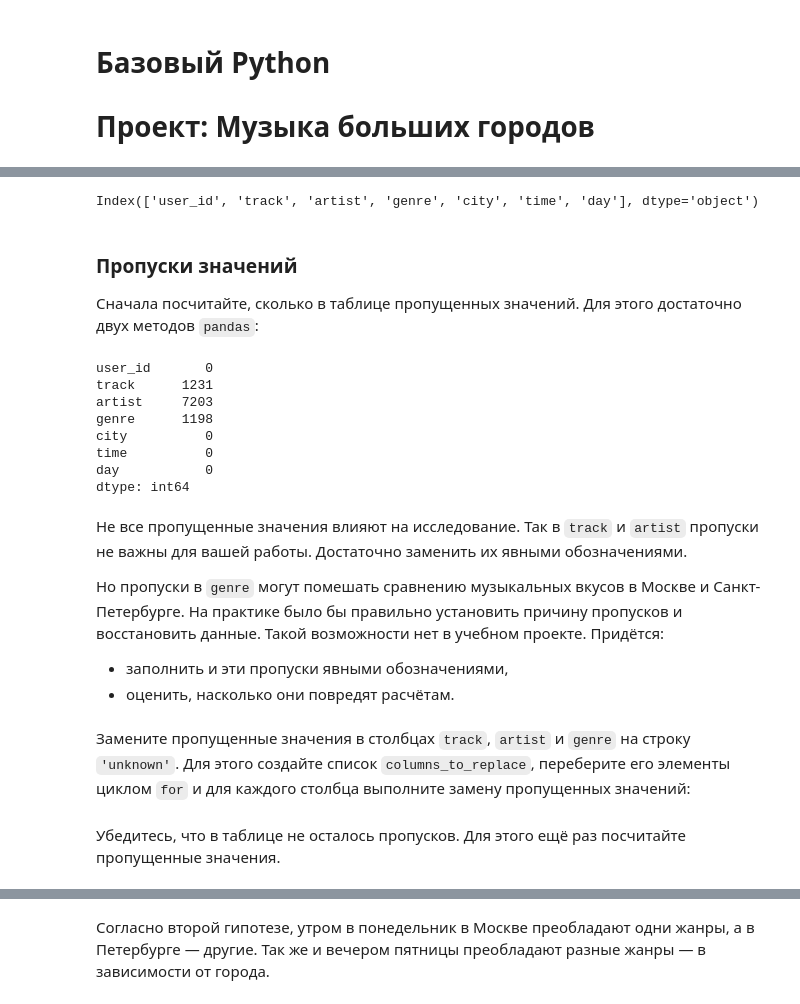
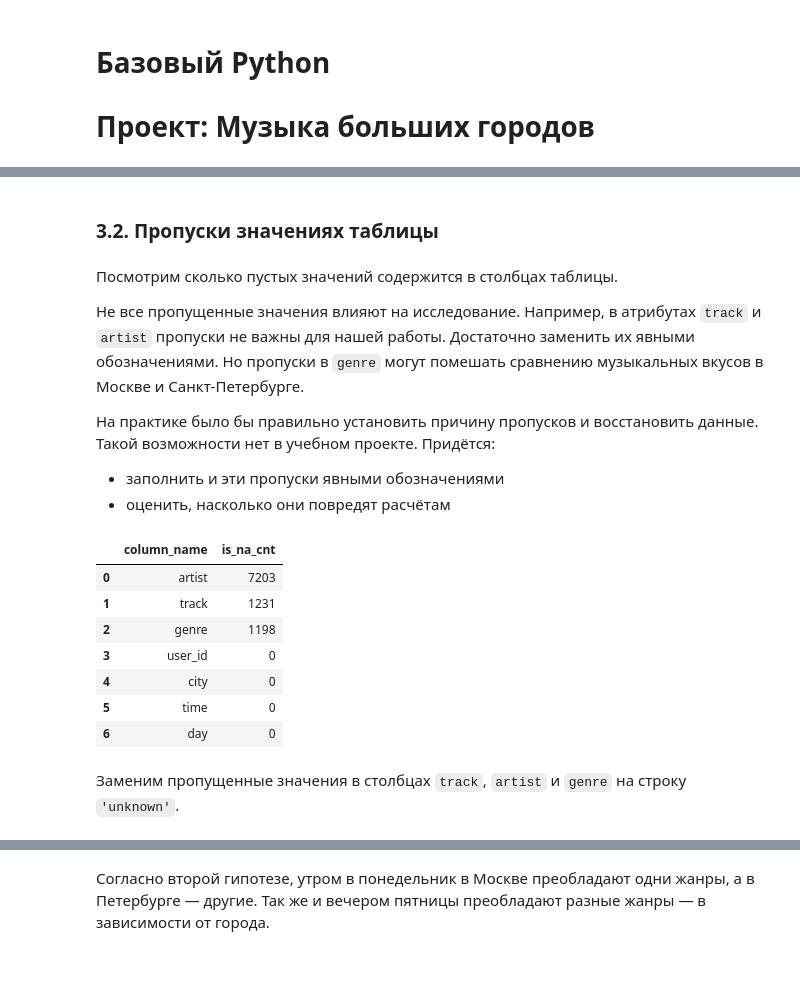
Before and after one commit to vagan-avagyan/yandex_practicum_ds, a Jupyter notebook: Projects. 1. Base Python.ipynb, the cells around one changed output, grey strips where cells are left out. Cells and saved outputs as stored; diff of their text form; code cells hidden in the pictures; blank space fills up the shorter version.

```diff
--- a/Projects. 1. Base Python.ipynb
+++ b/Projects. 1. Base Python.ipynb
@@ -181,3 +96,14 @@ Index(['  userID', 'Track', 'artist', 'genre', '  City  ', 'time', 'Day'], dtype
 # %%
-# переименование столбцов
-df = df.rename(columns={'  userID': 'user_id', 'Track': 'track', '  City  ': 'city', 'Day': 'day'})
+print('Список наименований столбцов таблицы:')
+print('    - ДО преобразования:   ', list(df.columns))
+
+df = df.rename(
+    columns={
+        '  userID': 'user_id',
+        'Track': 'track',
+        '  City  ': 'city',
+        'Day': 'day'
+    }
+)
+
+print('    - ПОСЛЕ преобразования:', list(df.columns))
@@ -186,34 +114,33 @@ df = df.rename(columns={'  userID': 'user_id', 'Track': 'track', '  City  ': 'ci
-# %%
-# проверка результатов - перечень названий столбцов
-print(df.columns)
-# %% [output]
-Index(['user_id', 'track', 'artist', 'genre', 'city', 'time', 'day'], dtype='object')
-# %% [markdown]
-### Пропуски значений
-Сначала посчитайте, сколько в таблице пропущенных значений. Для этого достаточно двух методов `pandas`:
-# %%
-# подсчёт пропусков
-print(df.isna().sum())
-# %% [output]
-user_id       0
-track      1231
-artist     7203
-genre      1198
-city          0
-time          0
-day           0
-dtype: int64
+# %% [markdown]
+### 3.2. Пропуски значениях таблицы
 # %% [markdown]
-Не все пропущенные значения влияют на исследование. Так в `track` и `artist` пропуски не важны для вашей работы. Достаточно заменить их явными обозначениями.
+Посмотрим сколько пустых значений содержится в столбцах таблицы.
 
-Но пропуски в `genre` могут помешать сравнению музыкальных вкусов в Москве и Санкт-Петербурге. На практике было бы правильно установить причину пропусков и восстановить данные. Такой возможности нет в учебном проекте. Придётся:
-* заполнить и эти пропуски явными обозначениями,
-* оценить, насколько они повредят расчётам.
+Не все пропущенные значения влияют на исследование. Например, в атрибутах `track` и `artist` пропуски не важны для нашей работы. Достаточно заменить их явными обозначениями. Но пропуски в `genre` могут помешать сравнению музыкальных вкусов в Москве и Санкт-Петербурге.
+
+На практике было бы правильно установить причину пропусков и восстановить данные. Такой возможности нет в учебном проекте. Придётся:
+- заполнить и эти пропуски явными обозначениями
+- оценить, насколько они повредят расчётам
+# %%
+df \
+    .isna()\
+    .sum() \
+    .reset_index() \
+    .rename(columns={'index': 'column_name', 0: 'is_na_cnt'}) \
+    .sort_values(by='is_na_cnt', ascending=False) \
+    .reset_index(drop=True)
+# %% [output]
+|  | column_name | is_na_cnt |
+| 0 | artist | 7203 |
+| 1 | track | 1231 |
+| 2 | genre | 1198 |
+| 3 | user_id | 0 |
+| 4 | city | 0 |
+| 5 | time | 0 |
+| 6 | day | 0 |
 # %% [markdown]
-Замените пропущенные значения в столбцах `track`, `artist` и `genre` на строку `'unknown'`. Для этого создайте список `columns_to_replace`, переберите его элементы циклом `for` и для каждого столбца выполните замену пропущенных значений:
+Заменим пропущенные значения в столбцах `track`, `artist` и `genre` на строку `'unknown'`.
 # %%
 # перебор названий столбцов в цикле и замена пропущенных значений на 'unknown'
 for curr_column in ['track', 'artist', 'genre']:
     df[curr_column] = df[curr_column].fillna('unknown')
-# %% [markdown]
-Убедитесь, что в таблице не осталось пропусков. Для этого ещё раз посчитайте пропущенные значения.
```
Also changed, not shown: parts of 87 cells of this notebook.
